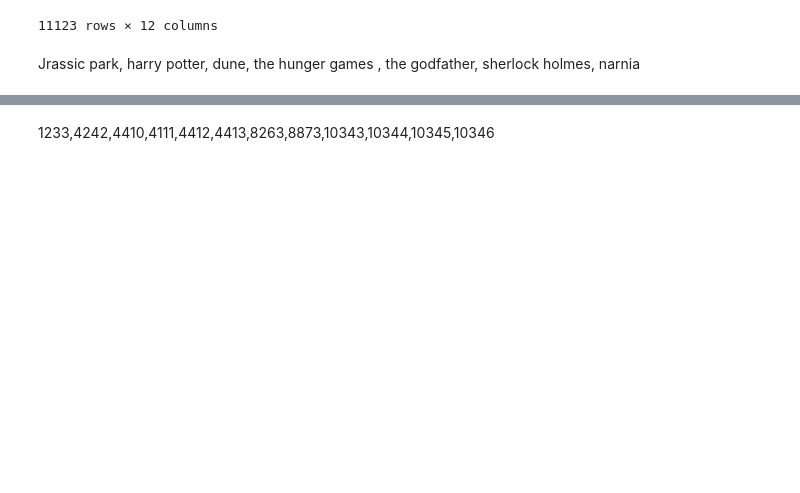
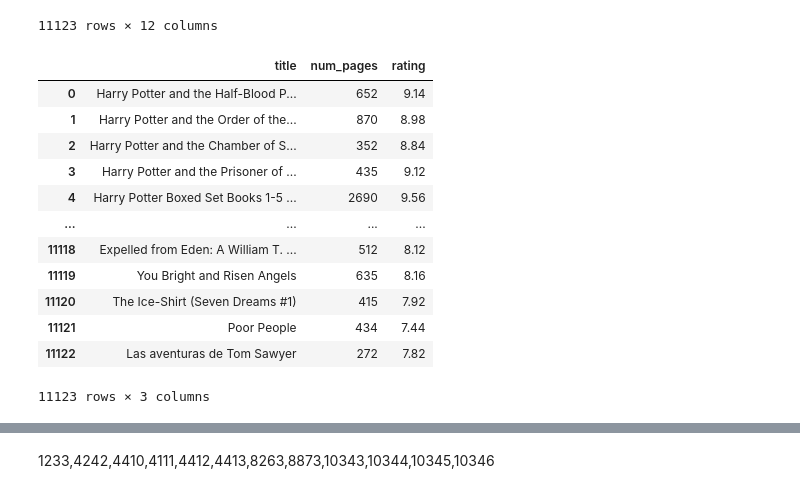
Before and after one commit to moustafa-karaki/books-movies, a Jupyter notebook: books_movies.ipynb, the cells around one changed output, grey strips where cells are left out. Cells and saved outputs as stored; diff of their text form; code cells hidden in the pictures; blank space fills up the shorter version.

Commit message:
books

```diff
--- a/books_movies.ipynb
+++ b/books_movies.ipynb
@@ -55,16 +55,28 @@ books.loc[books["title"].str.contains("")]
 | 11121 | 45639 | Poor People | William T. Vollmann | 3.72 | 0060878827 | 9780060878825 | eng | 434 | 769 | ... |
 | 11122 | 45641 | Las aventuras de Tom Sawyer | Mark Twain | 3.91 | 8497646983 | 9788497646987 | spa | 272 | 113 | ... |
 11123 rows × 12 columns
-# %% [markdown]
-Jrassic park,
-harry potter,
-dune, the hunger games , the godfather, sherlock holmes, narnia
 # %%
 movies = movies.drop(columns= ["poster","certificate","runtime","genre","about","director","stars","votes", "gross_earn"])
 # %%
 mini_movies = movies.head()
 # %%
 books = books.drop(columns= ["bookID", "authors" ,"isbn"	,"isbn13","ratings_count",	"text_reviews_count"	,"publication_date",	"publisher"])
+# %%
+books.drop(columns =["average_rating","language_code"] )
+# %% [output]
+|  | title | num_pages | rating |
+| 0 | Harry Potter and the Half-Blood P... | 652 | 9.14 |
+| 1 | Harry Potter and the Order of the... | 870 | 8.98 |
+| 2 | Harry Potter and the Chamber of S... | 352 | 8.84 |
+| 3 | Harry Potter and the Prisoner of ... | 435 | 9.12 |
+| 4 | Harry Potter Boxed Set Books 1-5 ... | 2690 | 9.56 |
+| ... | ... | ... | ... |
+| 11118 | Expelled from Eden: A William T. ... | 512 | 8.12 |
+| 11119 | You Bright and Risen Angels | 635 | 8.16 |
+| 11120 | The Ice-Shirt (Seven Dreams #1) | 415 | 7.92 |
+| 11121 | Poor People | 434 | 7.44 |
+| 11122 | Las aventuras de Tom Sawyer | 272 | 7.82 |
+11123 rows × 3 columns
 # %%
 books.head()
 # %% [output]
```
Also changed, not shown: parts of 12 cells of this notebook.
